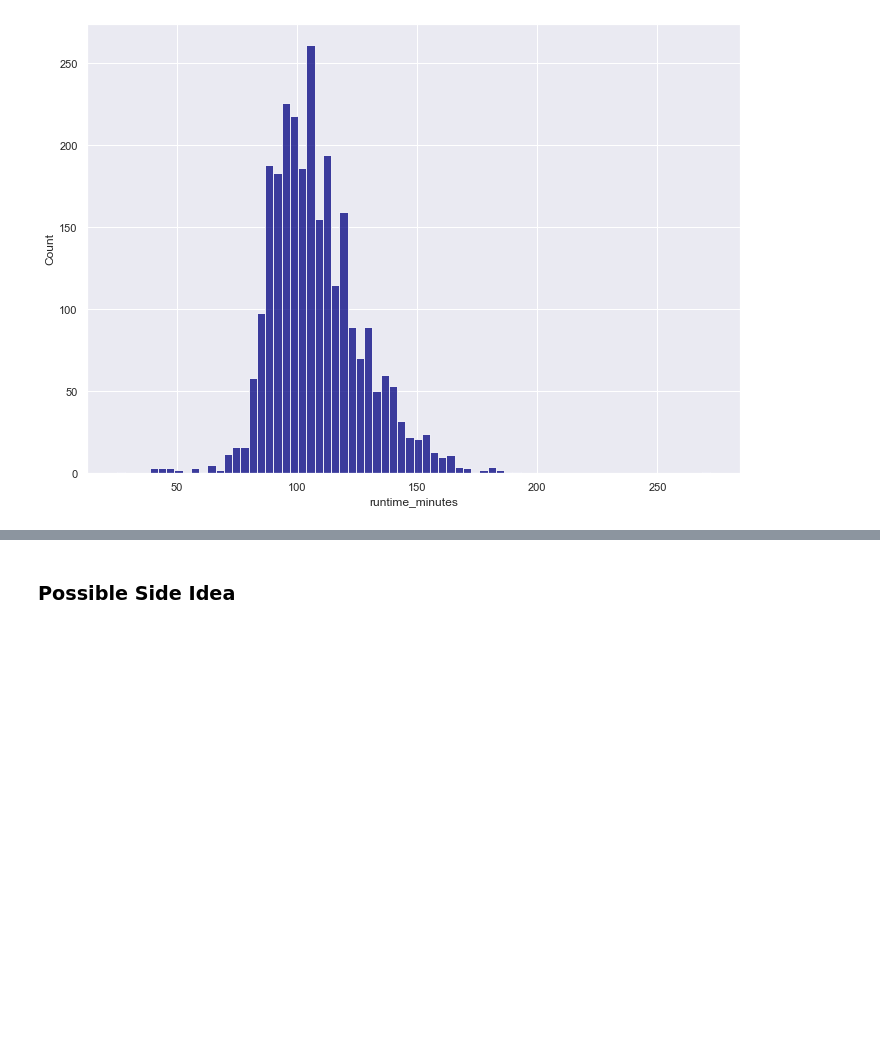
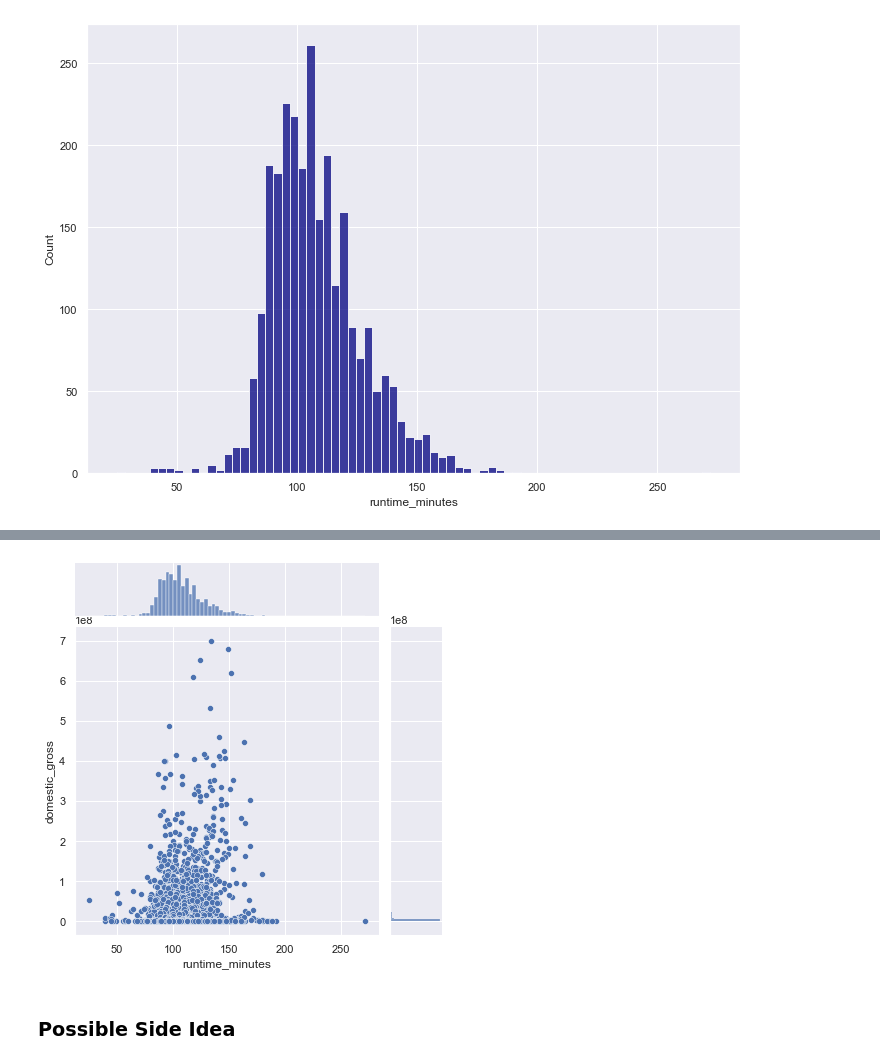
Before and after one commit to henrysvg/dsc-phase-1-project, a Jupyter notebook: student.ipynb, the cells around one changed output, grey strips where cells are left out. Saved outputs shown, nothing was run; the diff lists cells and outputs as text; code cells hidden in the pictures; blank space fills up the shorter version.

```diff
--- a/student.ipynb
+++ b/student.ipynb
@@ -521,3 +526,7 @@ ax = sns.histplot(data=df3, x = 'runtime_minutes', color = 'navy')
+# %%
+g = sns.jointplot(data=df3, x = 'runtime_minutes', y = 'domestic_gross')
+# %% [output]
+[figure, added]
 # %% [markdown]
 ### Possible Side Idea
 # %%
```
Also changed, not shown: parts of 2 cells of this notebook.
